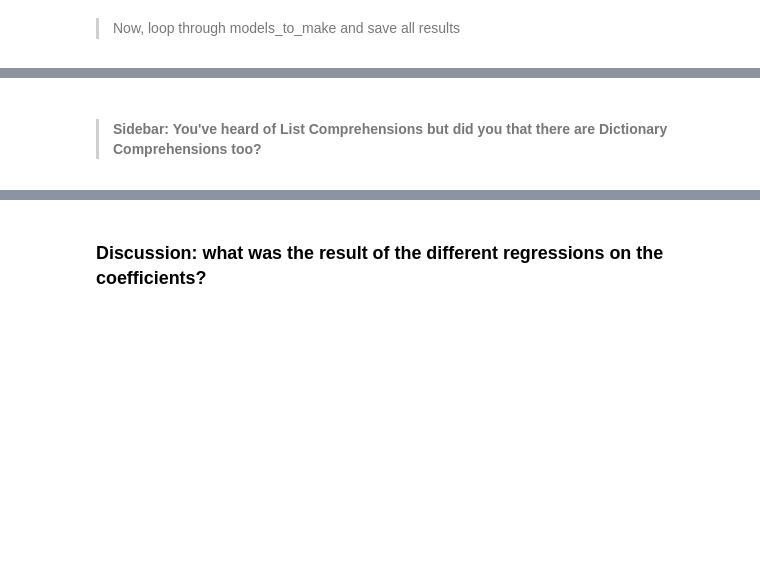
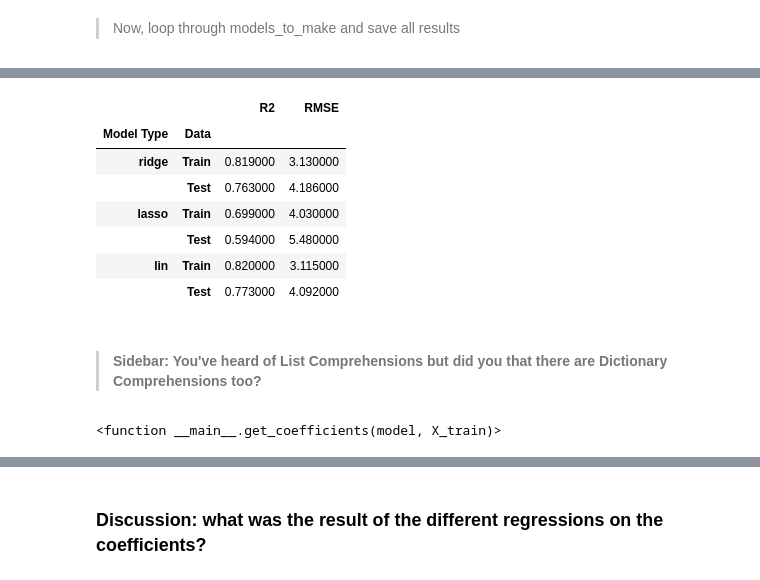
Before and after one commit to flatiron-school/Online-DS-FT-022221-Cohort-Notes, a Jupyter notebook: Phase_3/topic_24_regularization/topic_24_Regularization_Ridge_Lasso_v2_SG.ipynb, the cells around one changed output, grey strips where cells are left out. Saved outputs shown, nothing was run; the diff lists cells and outputs as text; code cells hidden in the pictures; blank space fills up the shorter version.

```diff
--- a/Phase_3/topic_24_regularization/topic_24_Regularization_Ridge_Lasso_v2_SG.ipynb
+++ b/Phase_3/topic_24_regularization/topic_24_Regularization_Ridge_Lasso_v2_SG.ipynb
@@ -296,6 +377,20 @@ fit_models={}
 # %%
 ## Use styling to make it easier to find the best scores.
+df_res.style.background_gradient(subset=['R2'])
+# %% [output]
+|  |  | R2 | RMSE |
+| Model Type | Data |  |  |
+| ridge | Train | 0.819000 | 3.130000 |
+|  | Test | 0.763000 | 4.186000 |
+| lasso | Train | 0.699000 | 4.030000 |
+|  | Test | 0.594000 | 5.480000 |
+| lin | Train | 0.820000 | 3.115000 |
+|  | Test | 0.773000 | 4.092000 |
 # %% [markdown]
 > #### Sidebar: You've heard of List Comprehensions but did you that there are Dictionary Comprehensions too?
+# %%
+get_coefficients
+# %% [output]
+<function __main__.get_coefficients(model, X_train)>
 # %%
 ## Get the coefficients of every model in a dictionary using a dict comprehension
```
Also changed, not shown: parts of 26 cells of this notebook, 1 other file.
